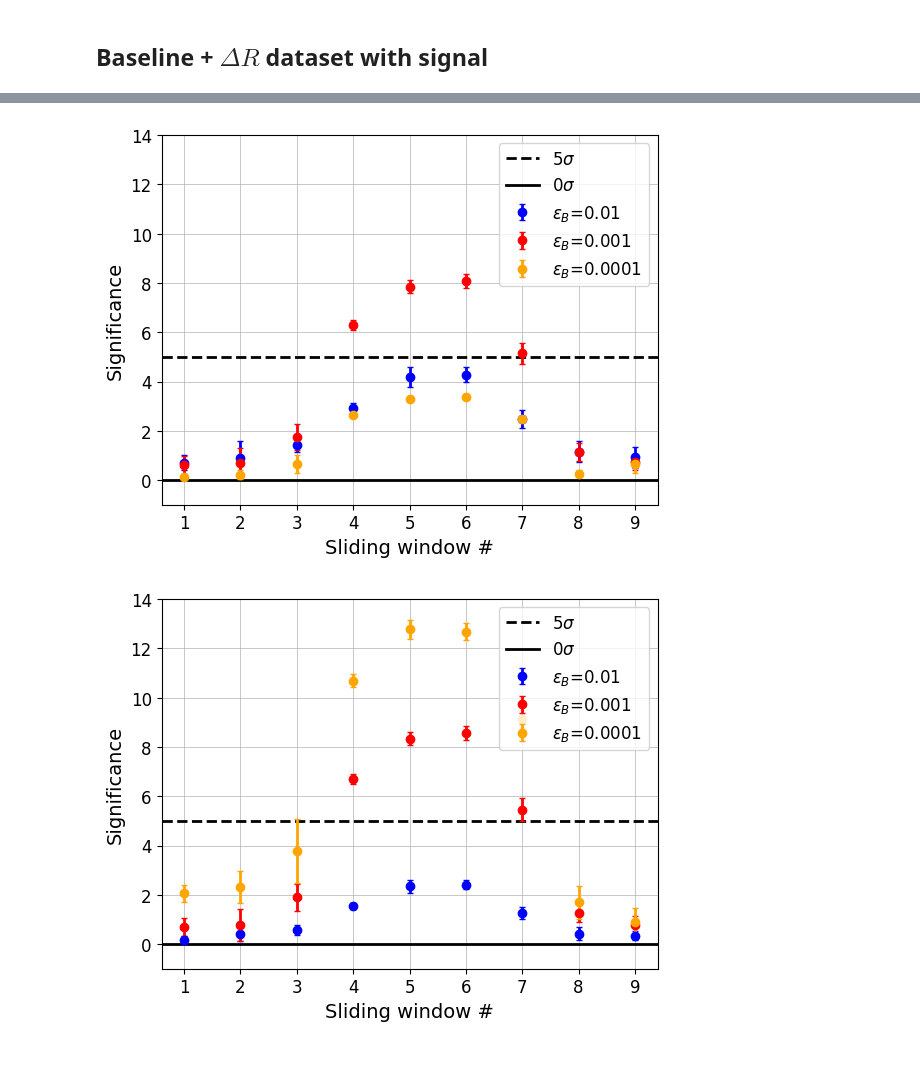
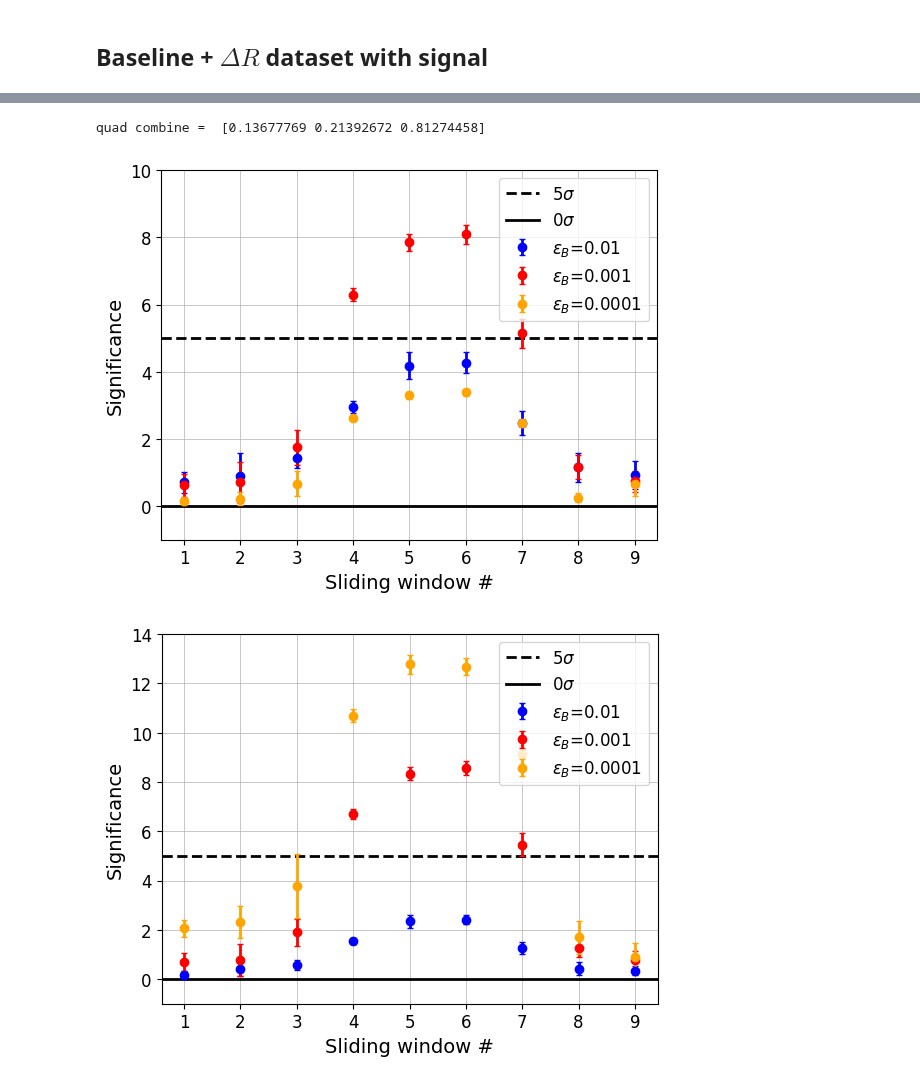
Before and after one commit to mariehein/bumphunt_paper, a Jupyter notebook: cathode_plotting.ipynb, the cells around one changed output, grey strips where cells are left out. Cells and saved outputs as stored; diff of their text form; code cells hidden in the pictures.

```diff
--- a/cathode_plotting.ipynb
+++ b/cathode_plotting.ipynb
@@ -12,7 +12,8 @@ min_error = -0.5
 max_error = 2.2
 
 min_sig = -1
-max_sig = 14
+max_sig = 10
+max_sig_Herwig = 14
 max_sig_no = 5.5
 
 save=True
@@ -207,18 +231,24 @@ stat_error = [0.02953741 0.0933741  0.29437024]
 # %%
 folder = general_directory_work+"cathode_norm_DR_ranit_rand/"
 rel_results, rel_error, exp = bp.bump_hunt(folder, err=ranit_SB_error)
 bp.plotting(rel_results, "cathode_DR_norm_SB", min=min_sig, max = max_sig, save=save)
 
 rel_results, rel_error, exp = bp.bump_hunt(folder, err=ranit_Herwig_error)
-bp.plotting(rel_results, "cathode_DR_norm_Herwig", min=min_sig, max = max_sig, save=save)
+bp.plotting(rel_results, "cathode_DR_norm_Herwig", min=min_sig, max = max_sig_Herwig, save=save)
 
 err = np.array([max([ranit_Herwig_error[i],ranit_SB_error[i]]) for i in range(3)])
 rel_results, rel_error, exp = bp.bump_hunt(folder, err=err)
 bp.plotting(rel_results, "cathode_DR_norm_Herwig_SB", min=min_sig, max = max_sig, save=save)
 
 err = np.array([np.sqrt(ranit_SB_error[i]**2+ranit_Herwig_error[i]**2) for i in range(3)])
 rel_results, rel_error, exp = bp.bump_hunt(folder, err=err)
 bp.plotting(rel_results, "cathode_DR_norm_Herwig_SB_quad", min=min_sig, max = max_sig, save=save)
+
+err = np.array([np.sqrt(ranit_SB_error[i]**2+ranit_Herwig_error[i]**2) for i in range(3)])
+print("quad combine = ", err)
+rel_results, rel_error, exp = bp.bump_hunt(folder, err=err, err_err = np.array([0,0,0]))
+bp.plotting(rel_results, "cathode_DR_norm_Herwig_SB_quad", min=min_sig, max = 20, save=False)
 # %% [output]
+quad combine =  [0.13677769 0.21392672 0.81274458]
-[figure, old version]
+[figure, new version]
 [figure]
```
Also changed, not shown: parts of 10 cells of this notebook, 5 other files.
